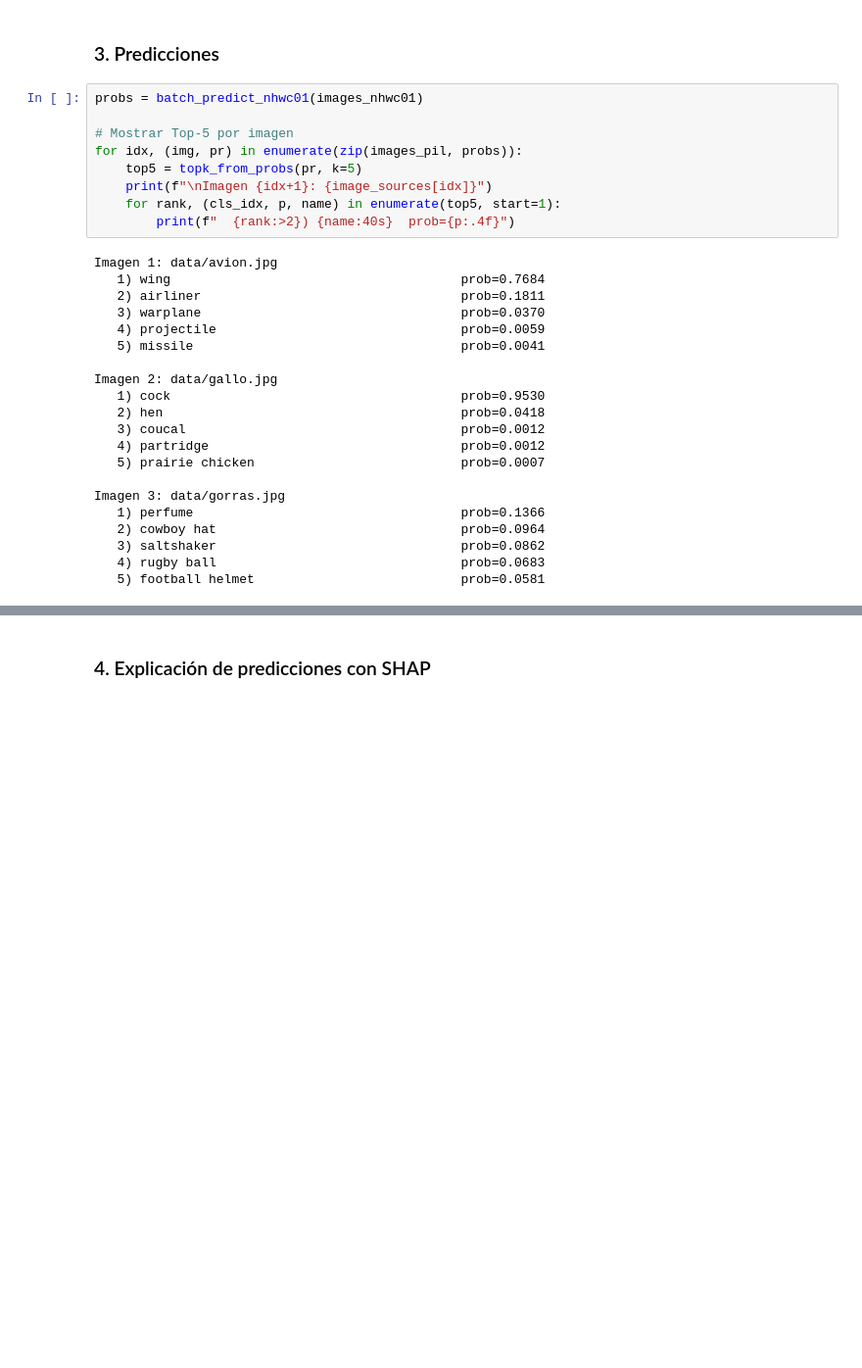
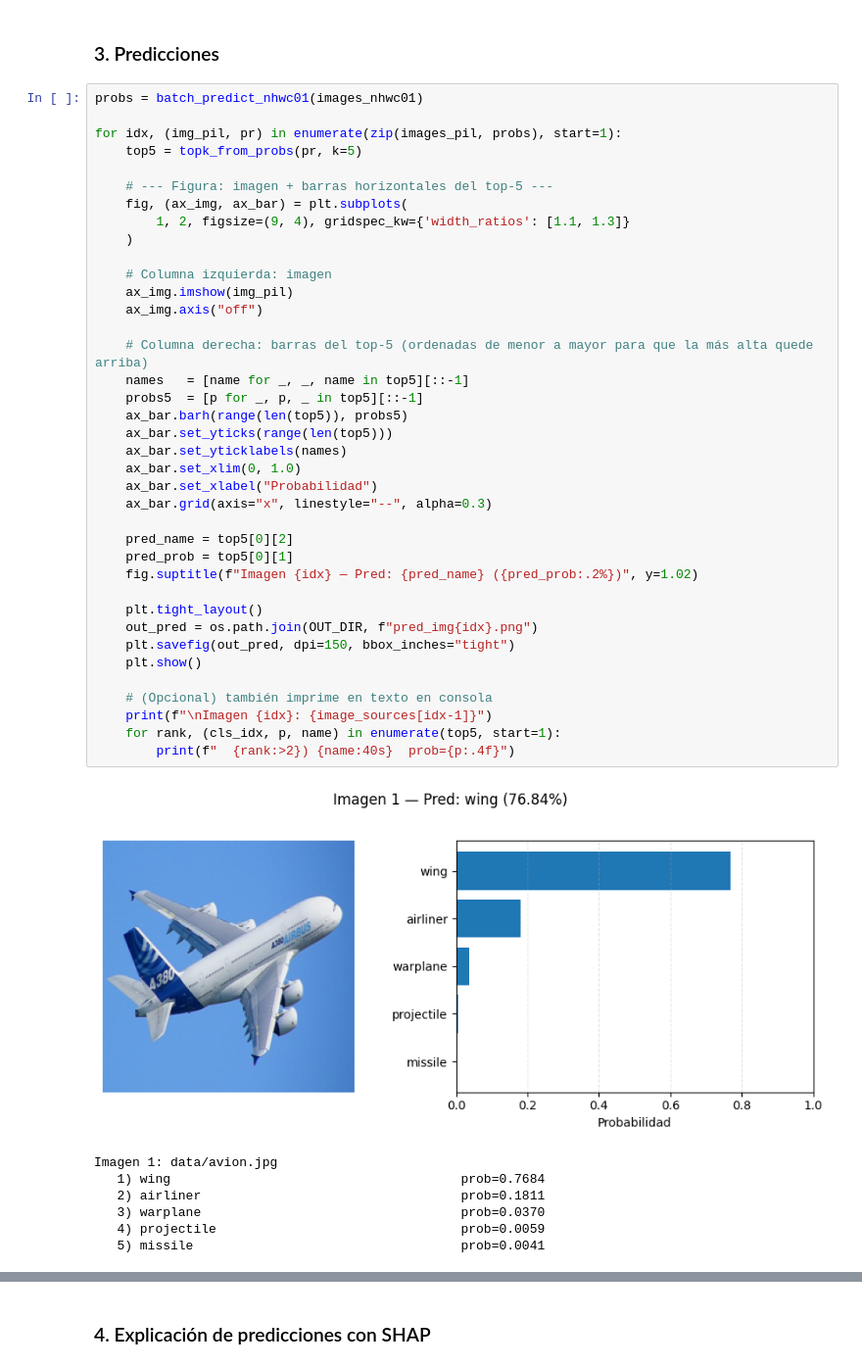
Before and after one commit to MarioGuerra21008/Lab4RESPAI, a Jupyter notebook: Lab4.ipynb, the cells around one changed output, grey strips where cells are left out. Shown at 98% size. Saved outputs shown, nothing was run; the diff lists cells and outputs as text; blank space fills up the shorter version.

```diff
--- a/Lab4.ipynb
+++ b/Lab4.ipynb
@@ -109,30 +109,46 @@ len(images_pil), images_nhwc01.shape
 # %%
 probs = batch_predict_nhwc01(images_nhwc01)
 
-# Mostrar Top-5 por imagen
-for idx, (img, pr) in enumerate(zip(images_pil, probs)):
+for idx, (img_pil, pr) in enumerate(zip(images_pil, probs), start=1):
     top5 = topk_from_probs(pr, k=5)
-    print(f"\nImagen {idx+1}: {image_sources[idx]}")
+
+    # --- Figura: imagen + barras horizontales del top-5 ---
+    fig, (ax_img, ax_bar) = plt.subplots(
+        1, 2, figsize=(9, 4), gridspec_kw={'width_ratios': [1.1, 1.3]}
+    )
+
+    # Columna izquierda: imagen
+    ax_img.imshow(img_pil)
+    ax_img.axis("off")
+
+    # Columna derecha: barras del top-5 (ordenadas de menor a mayor para que la más alta quede arriba)
+    names   = [name for _, _, name in top5][::-1]
+    probs5  = [p for _, p, _ in top5][::-1]
+    ax_bar.barh(range(len(top5)), probs5)
+    ax_bar.set_yticks(range(len(top5)))
+    ax_bar.set_yticklabels(names)
+    ax_bar.set_xlim(0, 1.0)
+    ax_bar.set_xlabel("Probabilidad")
+    ax_bar.grid(axis="x", linestyle="--", alpha=0.3)
+
+    pred_name = top5[0][2]
+    pred_prob = top5[0][1]
+    fig.suptitle(f"Imagen {idx} — Pred: {pred_name} ({pred_prob:.2%})", y=1.02)
+
+    plt.tight_layout()
+    out_pred = os.path.join(OUT_DIR, f"pred_img{idx}.png")
+    plt.savefig(out_pred, dpi=150, bbox_inches="tight")
+    plt.show()
+
+    # (Opcional) también imprime en texto en consola
+    print(f"\nImagen {idx}: {image_sources[idx-1]}")
     for rank, (cls_idx, p, name) in enumerate(top5, start=1):
         print(f"  {rank:>2}) {name:40s}  prob={p:.4f}")
 # %% [output]
+[figure, added]
 Imagen 1: data/avion.jpg
    1) wing                                      prob=0.7684
    2) airliner                                  prob=0.1811
    3) warplane                                  prob=0.0370
    4) projectile                                prob=0.0059
    5) missile                                   prob=0.0041
-
-Imagen 2: data/gallo.jpg
-   1) cock                                      prob=0.9530
-   2) hen                                       prob=0.0418
-   3) coucal                                    prob=0.0012
-   4) partridge                                 prob=0.0012
-   5) prairie chicken                           prob=0.0007
-
-Imagen 3: data/gorras.jpg
-   1) perfume                                   prob=0.1366
-   2) cowboy hat                                prob=0.0964
-   3) saltshaker                                prob=0.0862
-   4) rugby ball                                prob=0.0683
-   5) football helmet                           prob=0.0581
```
Also changed, not shown: parts of 2 cells of this notebook, 9 other files.
